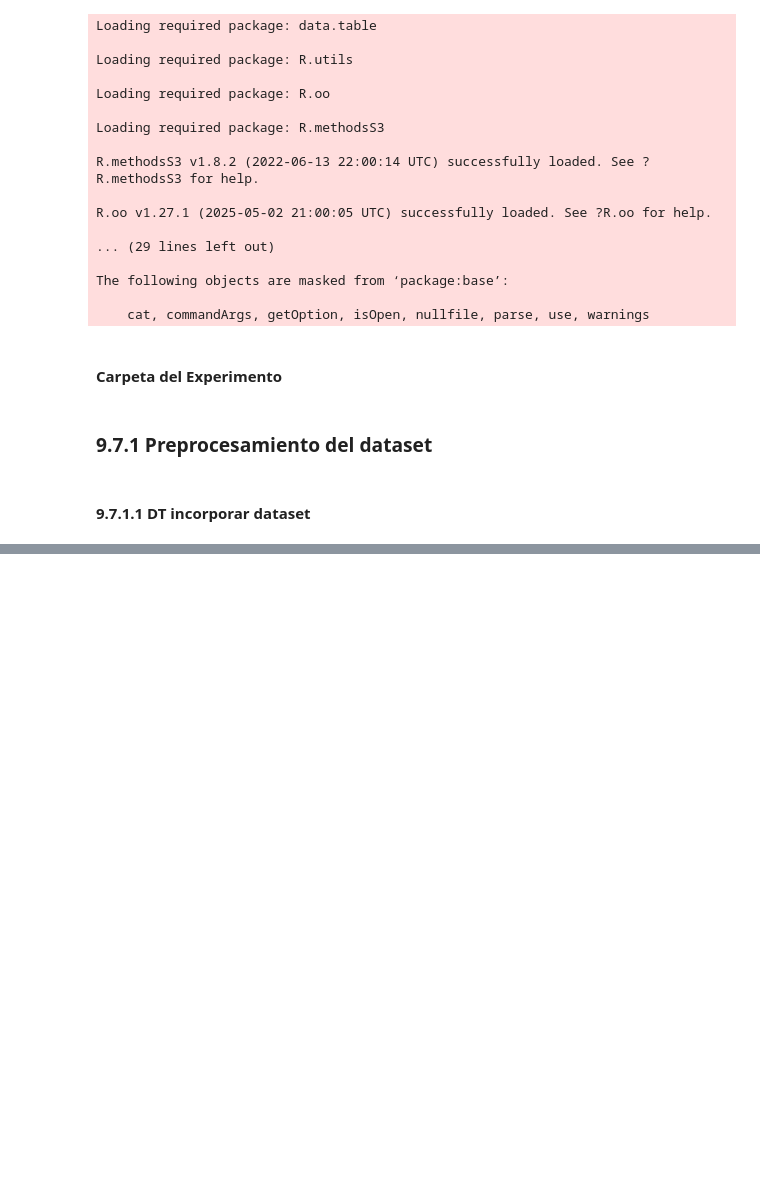
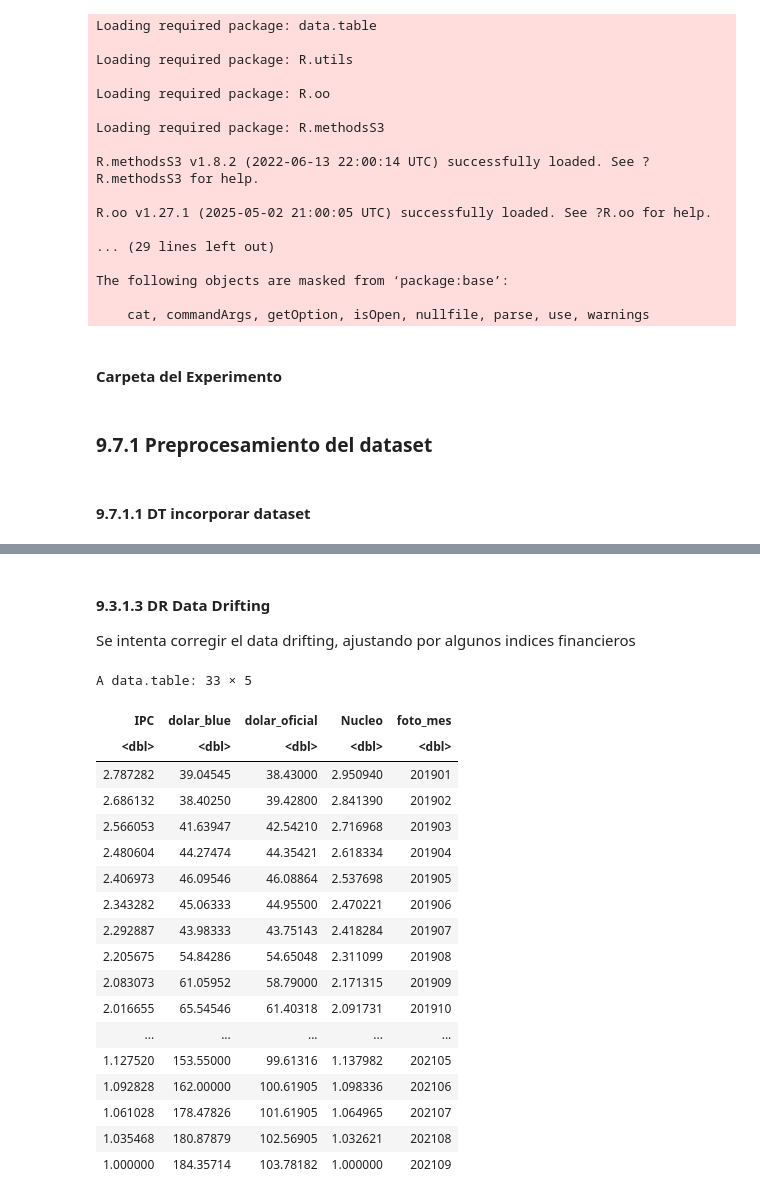
Before and after one commit to martinschelp/dm2025b, a Jupyter notebook: src/workflows/Test KS.ipynb, the cells around one changed output, grey strips where cells are left out. Saved outputs shown, nothing was run; the diff lists cells and outputs as text; code cells hidden in the pictures; blank space fills up the shorter version.

Commit message:
test KS con drift

```diff
--- a/src/workflows/Test KS.ipynb
+++ b/src/workflows/Test KS.ipynb
@@ -80,3 +80,16 @@ A data.table: 976374 × 55
 | 188042080 | 202109 | 0 | 74 | 1 | 0.00 | 0.00 | ... |
 | 188115120 | 202109 | 0 | 48 | 1 | 106.48 | 106.48 | ... |
 | 188116871 | 202109 | 0 | 30 | 1 | 383.31 | 383.31 | ... |
+# %% [markdown]
+#### 9.3.1.3  DR  Data Drifting
+Se intenta corregir el data drifting, ajustando por algunos indices financieros
+# %%
+# meses que me interesan para el ajuste de variables monetarias
+vfoto_mes <- c(
+  201901, 201902, 201903, 201904, 201905, 201906,
+  201907, 201908, 201909, 201910, 201911, 201912,
+  202001, 202002, 202003, 202004, 202005, 202006,
+  202007, 202008, 202009, 202010, 202011, 202012,
+  202101, 202102, 202103, 202104, 202105, 202106,
+  202107, 202108, 202109
+)
@@ -82,0 +151,32 @@ A data.table: 976374 × 55
+# %%
+tb_indices <- as.data.table( list(
+  "IPC" = vIPC,
+  "dolar_blue" = vdolar_blue,
+  "dolar_oficial" = vdolar_oficial,
+  "Nucleo" = vNucleo
+  )
+)
+
+tb_indices[[ 'foto_mes' ]] <- vfoto_mes
+
+tb_indices
+# %% [output]
+A data.table: 33 × 5
+| IPC | dolar_blue | dolar_oficial | Nucleo | foto_mes |
+| <dbl> | <dbl> | <dbl> | <dbl> | <dbl> |
+| 2.787282 | 39.04545 | 38.43000 | 2.950940 | 201901 |
+| 2.686132 | 38.40250 | 39.42800 | 2.841390 | 201902 |
+| 2.566053 | 41.63947 | 42.54210 | 2.716968 | 201903 |
+| 2.480604 | 44.27474 | 44.35421 | 2.618334 | 201904 |
+| 2.406973 | 46.09546 | 46.08864 | 2.537698 | 201905 |
+| 2.343282 | 45.06333 | 44.95500 | 2.470221 | 201906 |
+| 2.292887 | 43.98333 | 43.75143 | 2.418284 | 201907 |
+| 2.205675 | 54.84286 | 54.65048 | 2.311099 | 201908 |
+| 2.083073 | 61.05952 | 58.79000 | 2.171315 | 201909 |
+| 2.016655 | 65.54546 | 61.40318 | 2.091731 | 201910 |
+| ... | ... | ... | ... | ... |
+| 1.127520 | 153.55000 | 99.61316 | 1.137982 | 202105 |
+| 1.092828 | 162.00000 | 100.61905 | 1.098336 | 202106 |
+| 1.061028 | 178.47826 | 101.61905 | 1.064965 | 202107 |
+| 1.035468 | 180.87879 | 102.56905 | 1.032621 | 202108 |
+| 1.000000 | 184.35714 | 103.78182 | 1.000000 | 202109 |
```
Also changed, not shown: parts of 16 cells of this notebook.
